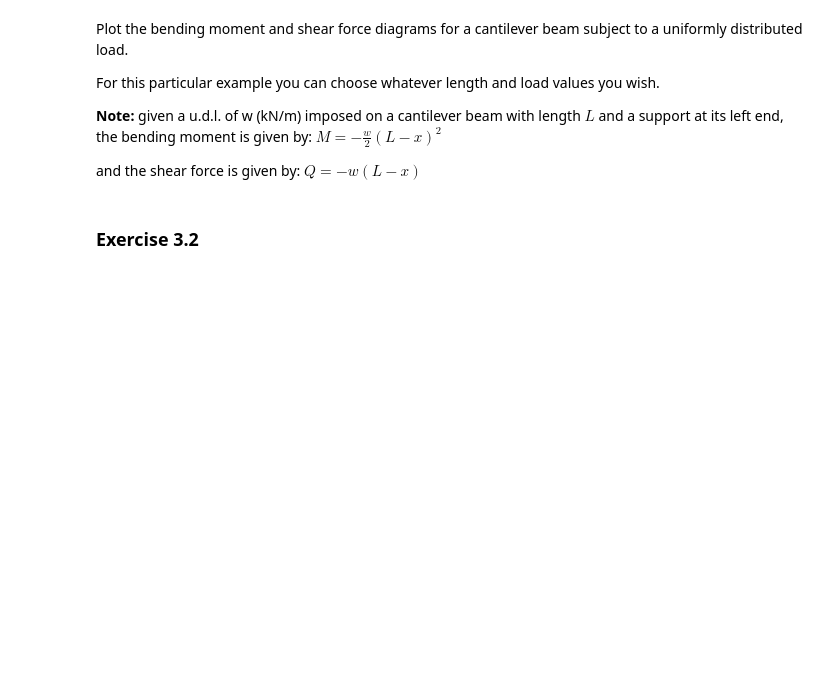
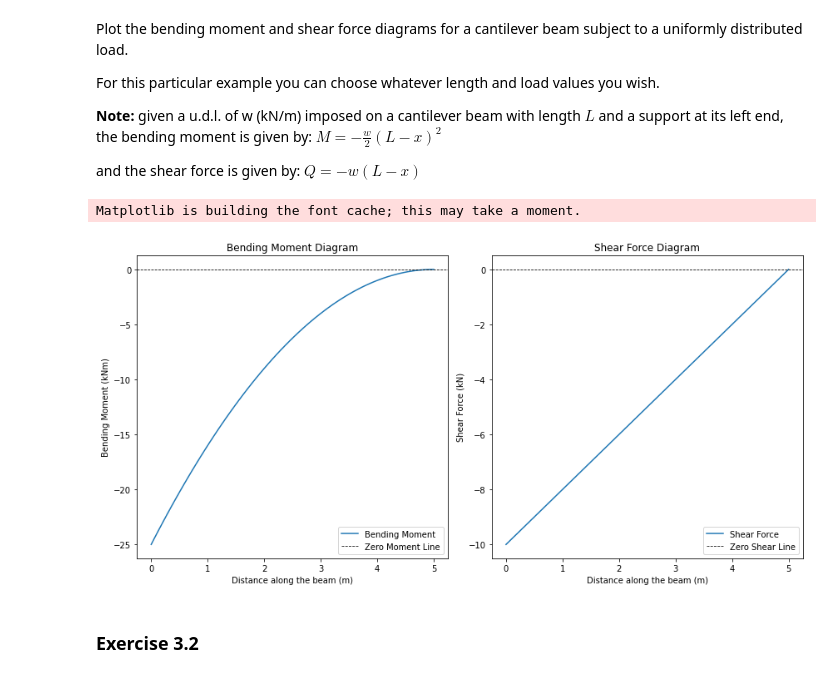
Before and after one commit to YueX1an/Engineering_Skills, a Jupyter notebook: Lab2.ipynb, the cells around one changed output. Cells and saved outputs as stored; diff of their text form; code cells hidden in the pictures; blank space fills up the shorter version.

```diff
--- a/Lab2.ipynb
+++ b/Lab2.ipynb
@@ -75,3 +192,48 @@ and the shear force is given by:  $\displaystyle Q = -w(L-x)$
+# %%
+import numpy as np
+import matplotlib.pyplot as plt
+
+def bending_moment(x, L, w):
+    return -0.5 * w * (L - x)**2
+
+def shear_force(x, L, w):
+    return -w * (L - x)
+
+# Example values
+L = 5  # Length of the cantilever beam in meters
+w = 2  # Uniformly distributed load in kN/m
+
+# Generate x values (distance along the beam)
+x_values = np.linspace(0, L, 100)
+
+# Calculate bending moment and shear force values for each x
+moment_values = bending_moment(x_values, L, w)
+shear_values = shear_force(x_values, L, w)
+
+# Plotting the Bending Moment Diagram
+plt.figure(figsize=(12, 6))
+plt.subplot(121)
+plt.plot(x_values, moment_values, label='Bending Moment')
+plt.xlabel('Distance along the beam (m)')
+plt.ylabel('Bending Moment (kNm)')
+plt.title('Bending Moment Diagram')
+plt.axhline(0, color='black', linewidth=0.8, linestyle='--', label='Zero Moment Line')
+plt.legend()
+
+# Plotting the Shear Force Diagram
+plt.subplot(122)
+plt.plot(x_values, shear_values, label='Shear Force')
+plt.xlabel('Distance along the beam (m)')
+plt.ylabel('Shear Force (kN)')
+plt.title('Shear Force Diagram')
+plt.axhline(0, color='black', linewidth=0.8, linestyle='--', label='Zero Shear Line')
+plt.legend()
+
+plt.tight_layout()
+plt.show()
+# %% [output]
+Matplotlib is building the font cache; this may take a moment.
+[figure, added]
 # %% [markdown]
 ### Exercise 3.2
 # %% [markdown]
```
Also changed, not shown: parts of 12 cells of this notebook.
